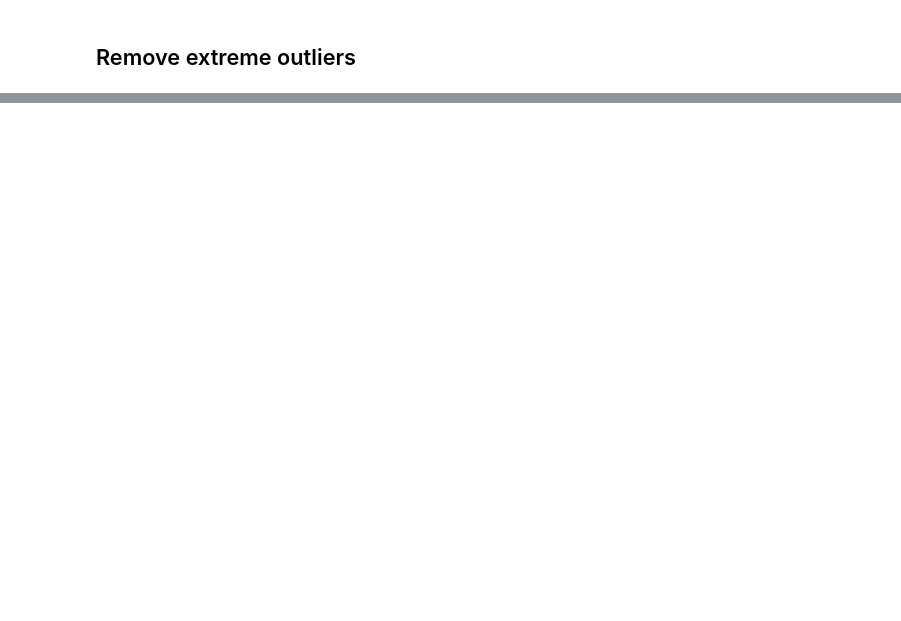
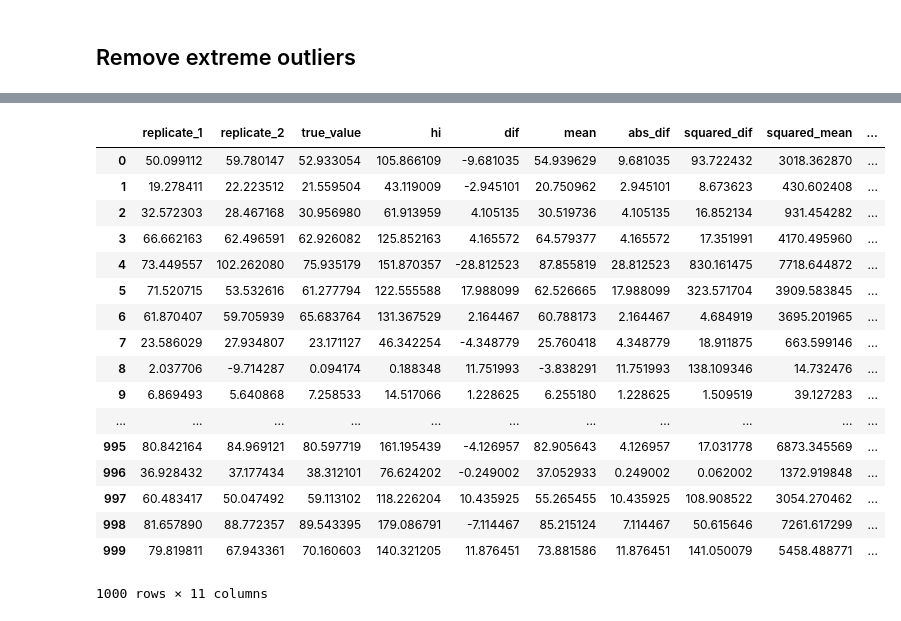
Before and after one commit to seperry83/dds-notebook, a Jupyter notebook: Duplicate Dataset Analysis Template.ipynb, the cells around one changed output, grey strips where cells are left out. Cells and saved outputs as stored; diff of their text form; code cells hidden in the pictures; blank space fills up the shorter version.

```diff
--- a/Duplicate Dataset Analysis Template.ipynb
+++ b/Duplicate Dataset Analysis Template.ipynb
@@ -57,0 +90,21 @@ ModelParams(model_type=<ModelType.ABSOLUTE_RELATIVE: 3>, absolute_error_sd=absol
+# %%
+duplicate_dataset.dataframe
+# %% [output]
+|  | replicate_1 | replicate_2 | true_value | hi | dif | mean | abs_dif | squared_dif | squared_mean | ... |
+| 0 | 50.099112 | 59.780147 | 52.933054 | 105.866109 | -9.681035 | 54.939629 | 9.681035 | 93.722432 | 3018.362870 | ... |
+| 1 | 19.278411 | 22.223512 | 21.559504 | 43.119009 | -2.945101 | 20.750962 | 2.945101 | 8.673623 | 430.602408 | ... |
+| 2 | 32.572303 | 28.467168 | 30.956980 | 61.913959 | 4.105135 | 30.519736 | 4.105135 | 16.852134 | 931.454282 | ... |
+| 3 | 66.662163 | 62.496591 | 62.926082 | 125.852163 | 4.165572 | 64.579377 | 4.165572 | 17.351991 | 4170.495960 | ... |
+| 4 | 73.449557 | 102.262080 | 75.935179 | 151.870357 | -28.812523 | 87.855819 | 28.812523 | 830.161475 | 7718.644872 | ... |
+| 5 | 71.520715 | 53.532616 | 61.277794 | 122.555588 | 17.988099 | 62.526665 | 17.988099 | 323.571704 | 3909.583845 | ... |
+| 6 | 61.870407 | 59.705939 | 65.683764 | 131.367529 | 2.164467 | 60.788173 | 2.164467 | 4.684919 | 3695.201965 | ... |
+| 7 | 23.586029 | 27.934807 | 23.171127 | 46.342254 | -4.348779 | 25.760418 | 4.348779 | 18.911875 | 663.599146 | ... |
+| 8 | 2.037706 | -9.714287 | 0.094174 | 0.188348 | 11.751993 | -3.838291 | 11.751993 | 138.109346 | 14.732476 | ... |
+| 9 | 6.869493 | 5.640868 | 7.258533 | 14.517066 | 1.228625 | 6.255180 | 1.228625 | 1.509519 | 39.127283 | ... |
+| ... | ... | ... | ... | ... | ... | ... | ... | ... | ... | ... |
+| 995 | 80.842164 | 84.969121 | 80.597719 | 161.195439 | -4.126957 | 82.905643 | 4.126957 | 17.031778 | 6873.345569 | ... |
+| 996 | 36.928432 | 37.177434 | 38.312101 | 76.624202 | -0.249002 | 37.052933 | 0.249002 | 0.062002 | 1372.919848 | ... |
+| 997 | 60.483417 | 50.047492 | 59.113102 | 118.226204 | 10.435925 | 55.265455 | 10.435925 | 108.908522 | 3054.270462 | ... |
+| 998 | 81.657890 | 88.772357 | 89.543395 | 179.086791 | -7.114467 | 85.215124 | 7.114467 | 50.615646 | 7261.617299 | ... |
+| 999 | 79.819811 | 67.943361 | 70.160603 | 140.321205 | 11.876451 | 73.881586 | 11.876451 | 141.050079 | 5458.488771 | ... |
+1000 rows × 11 columns
```
Also changed, not shown: parts of 5 cells of this notebook.
